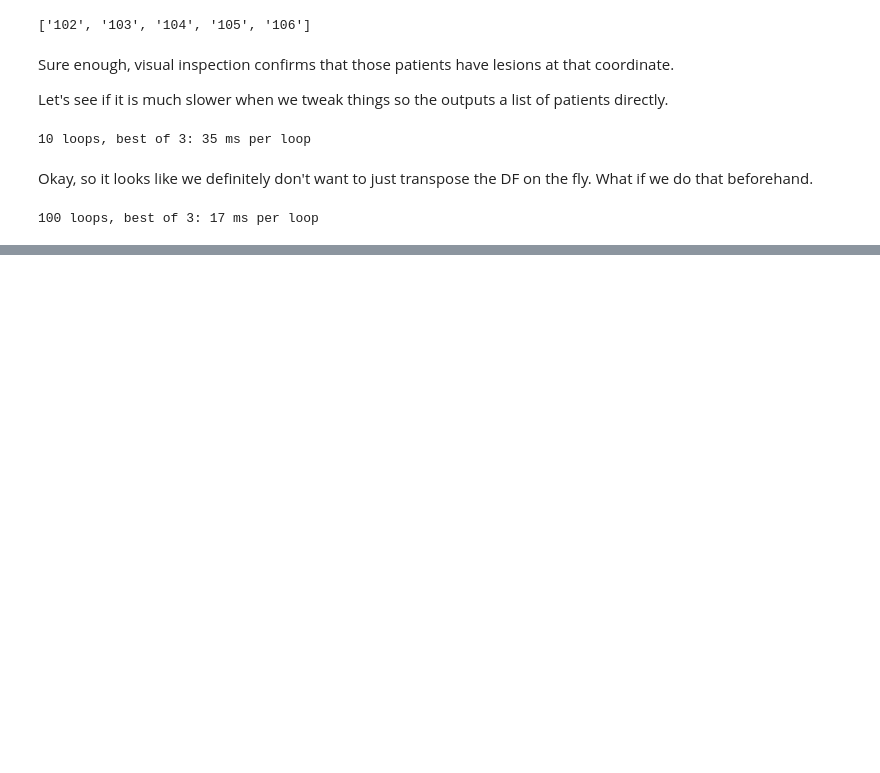
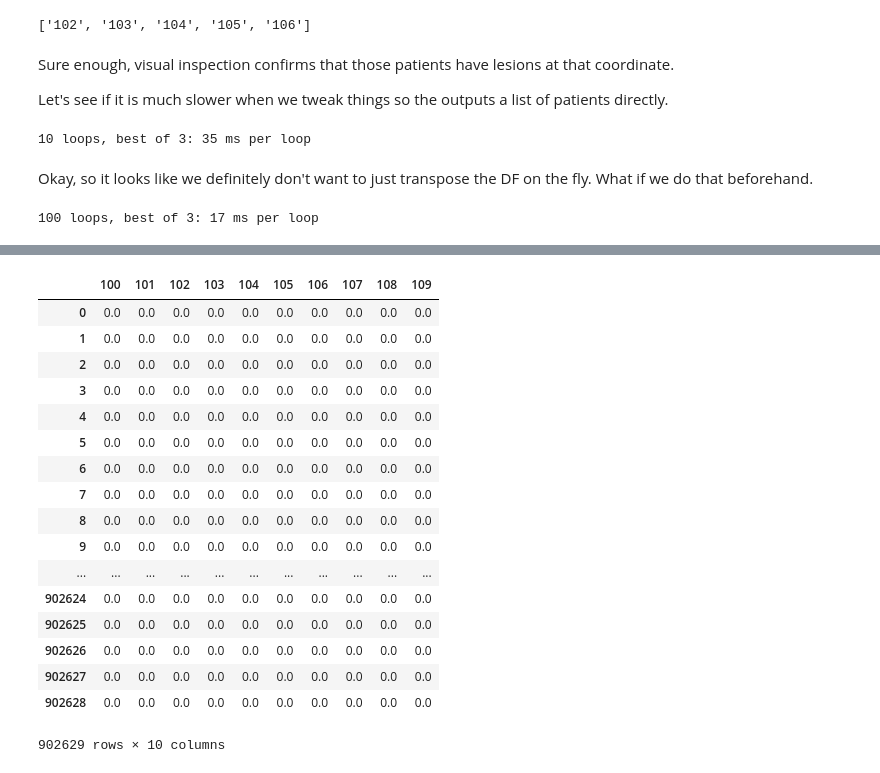
Before and after one commit to danlurie/bdpdb, a Jupyter notebook: notebooks/Coordinate Lookup Testing.ipynb, the cells around one changed output, grey strips where cells are left out. Saved outputs shown, nothing was run; the diff lists cells and outputs as text; code cells hidden in the pictures; blank space fills up the shorter version.

```diff
--- a/notebooks/Coordinate Lookup Testing.ipynb
+++ b/notebooks/Coordinate Lookup Testing.ipynb
@@ -206,0 +296,4 @@ Now that we've got things working, we'll put everything into functions.
+# %%
+store = pd.HDFStore('mask_data.h5')
+# %%
+store.df['foo'] = 99
@@ -206,0 +349,21 @@ Now that we've got things working, we'll put everything into functions.
+# %%
+store.df
+# %% [output]
+|  | 100 | 101 | 102 | 103 | 104 | 105 | 106 | 107 | 108 | 109 |
+| 0 | 0.0 | 0.0 | 0.0 | 0.0 | 0.0 | 0.0 | 0.0 | 0.0 | 0.0 | 0.0 |
+| 1 | 0.0 | 0.0 | 0.0 | 0.0 | 0.0 | 0.0 | 0.0 | 0.0 | 0.0 | 0.0 |
+| 2 | 0.0 | 0.0 | 0.0 | 0.0 | 0.0 | 0.0 | 0.0 | 0.0 | 0.0 | 0.0 |
+| 3 | 0.0 | 0.0 | 0.0 | 0.0 | 0.0 | 0.0 | 0.0 | 0.0 | 0.0 | 0.0 |
+| 4 | 0.0 | 0.0 | 0.0 | 0.0 | 0.0 | 0.0 | 0.0 | 0.0 | 0.0 | 0.0 |
+| 5 | 0.0 | 0.0 | 0.0 | 0.0 | 0.0 | 0.0 | 0.0 | 0.0 | 0.0 | 0.0 |
+| 6 | 0.0 | 0.0 | 0.0 | 0.0 | 0.0 | 0.0 | 0.0 | 0.0 | 0.0 | 0.0 |
+| 7 | 0.0 | 0.0 | 0.0 | 0.0 | 0.0 | 0.0 | 0.0 | 0.0 | 0.0 | 0.0 |
+| 8 | 0.0 | 0.0 | 0.0 | 0.0 | 0.0 | 0.0 | 0.0 | 0.0 | 0.0 | 0.0 |
+| 9 | 0.0 | 0.0 | 0.0 | 0.0 | 0.0 | 0.0 | 0.0 | 0.0 | 0.0 | 0.0 |
+| ... | ... | ... | ... | ... | ... | ... | ... | ... | ... | ... |
+| 902624 | 0.0 | 0.0 | 0.0 | 0.0 | 0.0 | 0.0 | 0.0 | 0.0 | 0.0 | 0.0 |
+| 902625 | 0.0 | 0.0 | 0.0 | 0.0 | 0.0 | 0.0 | 0.0 | 0.0 | 0.0 | 0.0 |
+| 902626 | 0.0 | 0.0 | 0.0 | 0.0 | 0.0 | 0.0 | 0.0 | 0.0 | 0.0 | 0.0 |
+| 902627 | 0.0 | 0.0 | 0.0 | 0.0 | 0.0 | 0.0 | 0.0 | 0.0 | 0.0 | 0.0 |
+| 902628 | 0.0 | 0.0 | 0.0 | 0.0 | 0.0 | 0.0 | 0.0 | 0.0 | 0.0 | 0.0 |
+902629 rows × 10 columns
```
Also changed, not shown: parts of 24 cells of this notebook.
